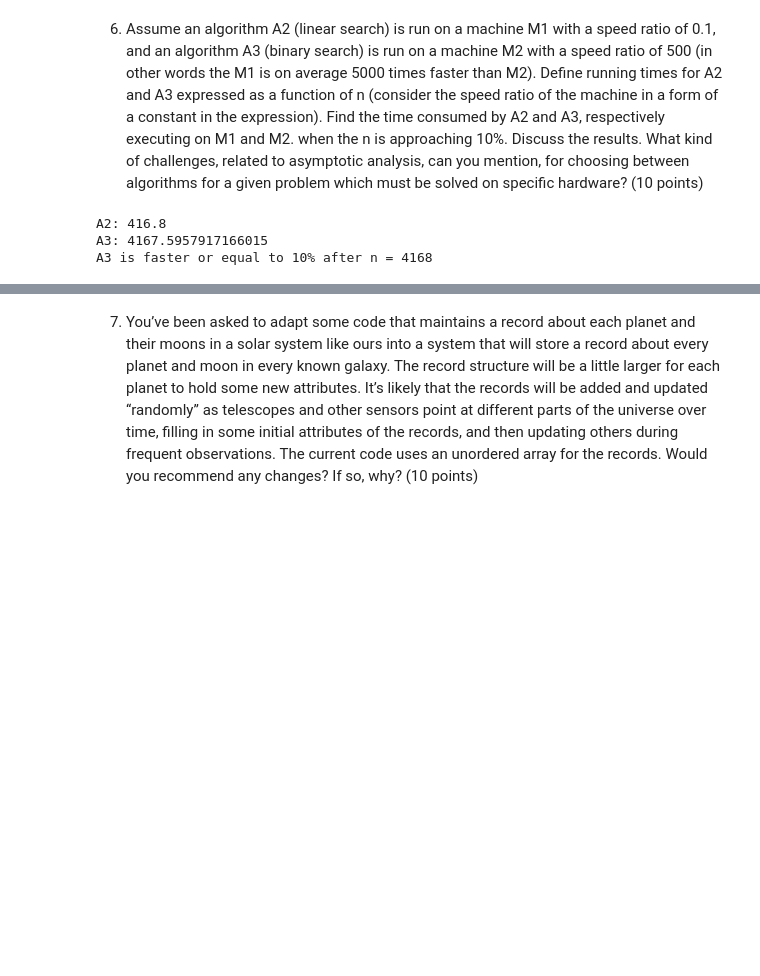
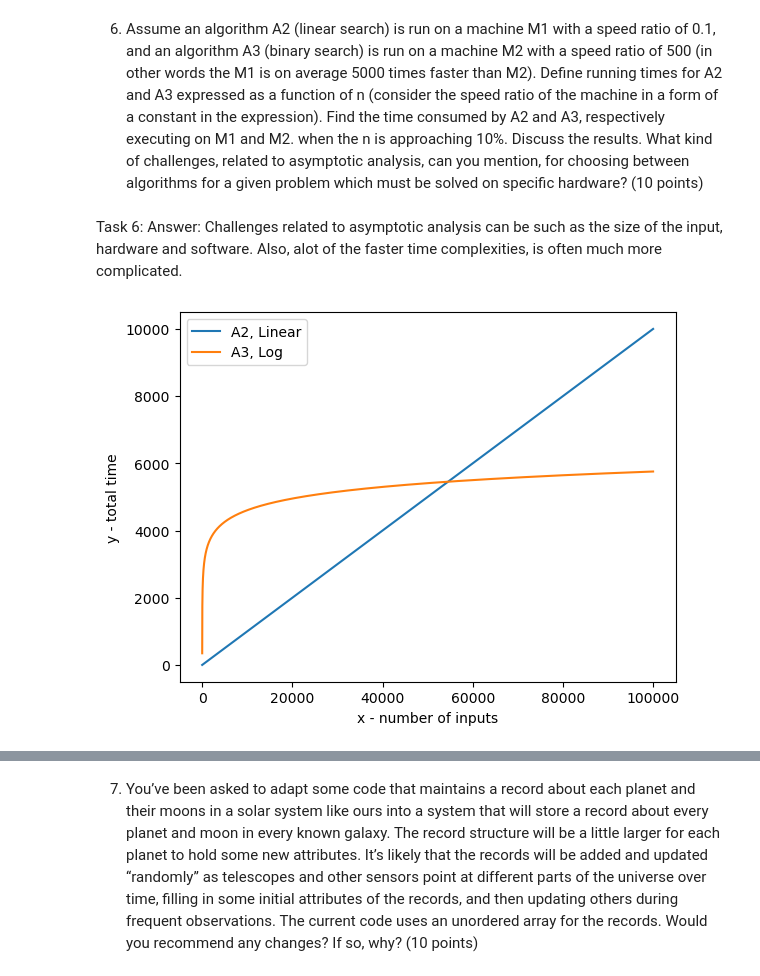
Before and after one commit to CarstenOst/mandatory1, a Jupyter notebook: Mandatory_1_IS_211.ipynb, the cells around one changed output, grey strips where cells are left out. Saved outputs shown, nothing was run; the diff lists cells and outputs as text; code cells hidden in the pictures; blank space fills up the shorter version.

```diff
--- a/Mandatory_1_IS_211.ipynb
+++ b/Mandatory_1_IS_211.ipynb
@@ -383,30 +384,55 @@ f.print()
 Define running times for A2 and A3 expressed as a function of n (consider the speed ratio of the machine in a form of a constant in the expression).
 Find the time consumed by A2 and A3, respectively executing on M1 and M2. when  the  n  is  approaching  10%.
 Discuss  the  results.  What  kind  of  challenges,  related  to asymptotic analysis, can you mention, for choosing between algorithms for a given problem which must be solved on specific hardware? (10 points)
-# %%
-# Task 6
-# A2 linear search, M1 speed ratio: c1 = 0.1
-# A3 binary search, M2 speed ratio: c2 = 500
-# T(n) = c * n
-# M1 T(n) = c1 * n
-# M2 T(n) = c2 * n
-
-# Binary search (best case) log(n)
-import math
-def a2(num):
-    return 0.1 * num
-
-def a3(num):
-    return 500 * math.log(num)
-
-# Brute force again, could be made faster with guesswork
-for n in range(2, 100000):
-    if a2(n) >= a3(n)*0.1:
-        print("A2:",a2(n))
-        print("A3:",a3(n))
-        print("A3 is faster or equal to 10% after n =", n)
-        break
-# %% [output]
-A2: 416.8
-A3: 4167.5957917166015
-A3 is faster or equal to 10% after n = 4168
+# %% [markdown]
+Task 6:
+Answer:
+Challenges related to asymptotic analysis can be such as the size of the input, hardware and software. Also, alot of the faster time complexities, is often much more complicated.
+# %%
+# Task 6
+# A2 linear search, M1 speed ratio: c1 = 0.1
+# A3 binary search, M2 speed ratio: c2 = 500
+# T(n) = c * n
+# M1 T(n) = 0.1 * n
+# M2 T(n) = 500 * n
+
+def a2(num):
+    return 0.1 * num
+# Binary search (best case) log(n)
+def a3(num):
+    return 500 * LOG_N(num)
+
+# Ugly code incoming, just because I can
+def bruteForceTask6():
+    xLine = []
+    A2List = []
+    A3List = []
+    for n in range(2, 100000):
+        A2 = a2(n)
+        A3 = a3(n)
+        xLine.append(n)
+        A2List.append(A2)
+        A3List.append(A3)
+        if A2/10 >= A3:
+            print("Lower number means lower runtime")
+            print("A2:", bigNumberConv(A2))
+            print("A3:", bigNumberConv(A3))
+            print("A3 is faster or equally fast as A2 after n =", n)
+            break
+
+    plt.plot(xLine, A2List, label = "A2, Linear")
+    plt.plot(xLine, A3List, label = "A3, Log")
+    plt.xlabel('x - number of inputs')
+    plt.ylabel('y - total time')
+    plt.legend()
+    plt.show()
+
+bruteForceTask6()
+
+
+# As the graph shows, it is best to use the A2 algorithm in the first 54533 inputs.
+# After that it makes more sense using the A3 algorithm and M2.
+# However, the best would be to use the A3 algorithm on the M1
+# You can test this by making the A3 return 0.1 * LOG_N(num)
+# %% [output]
+[figure, added]
```
Also changed, not shown: parts of 9 cells of this notebook.
